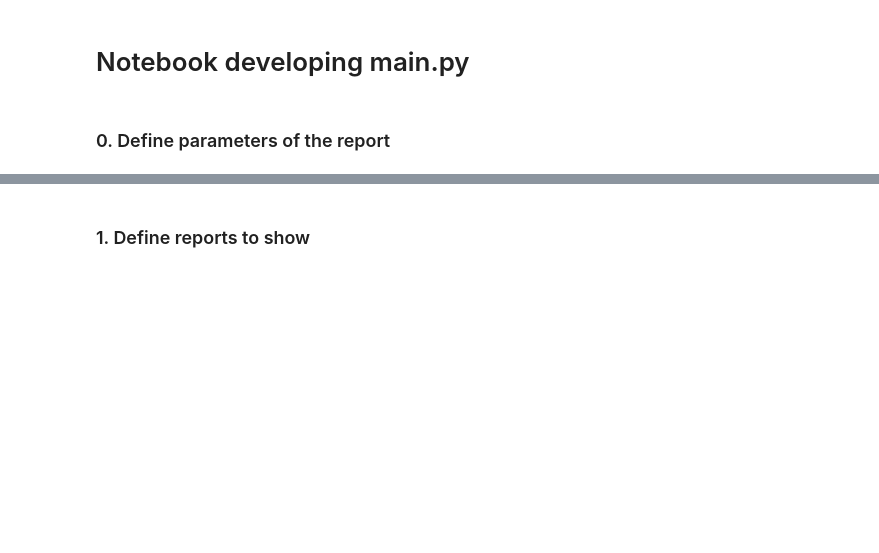
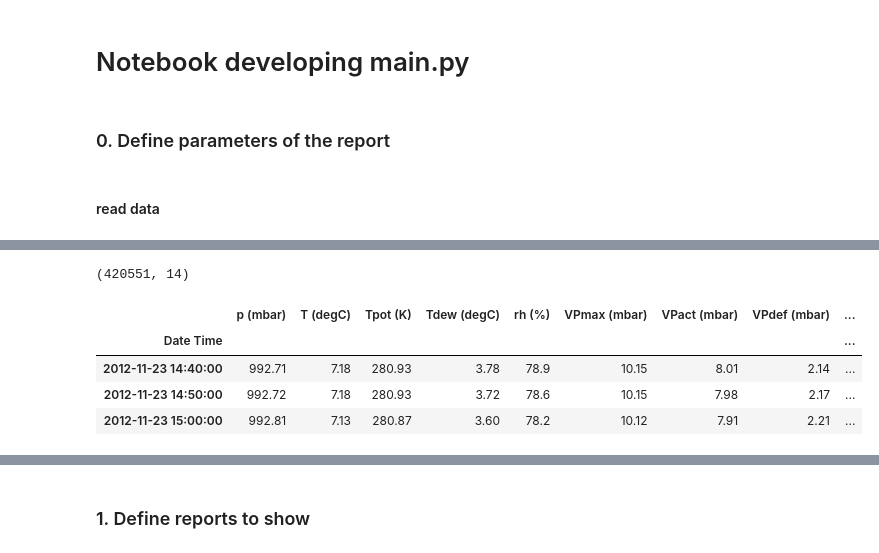
Before and after one commit to anggoro-yn/automatic-exploratory-data-analysis, a Jupyter notebook: develop_main.ipynb, the cells around one changed output, grey strips where cells are left out. Drawn from its saved outputs; the diff is of its cells as text; code cells hidden in the pictures; blank space fills up the shorter version.

```diff
--- a/develop_main.ipynb
+++ b/develop_main.ipynb
@@ -19,6 +29,8 @@ with open(path_json, 'r') as archivo_json:
     config = json.load(archivo_json)
 # %% [markdown]
 ### 0. Define parameters of the report
+# %% [markdown]
+#### read data
 # %%
 # read data
 name_data_pkl = config['config_report']['name_data_pkl']
@@ -30,3 +42,18 @@ data.head(2)
 | Date Time |  |  |  |  |  |  |  |  | ... |
 | 2009-01-01 00:10:00 | 996.52 | -8.02 | 265.40 | -8.90 | 93.3 | 3.33 | 3.11 | 0.22 | ... |
 | 2009-01-01 00:20:00 | 996.57 | -8.41 | 265.01 | -9.28 | 93.4 | 3.23 | 3.02 | 0.21 | ... |
+# %%
+data.shape
+# %% [output]
+(420551, 14)
+# %%
+# sample data - run codes faster - also some graphs use a lot of memory when used all the data
+data = data[0:205000]
+# %%
+data.tail(3)
+# %% [output]
+|  | p (mbar) | T (degC) | Tpot (K) | Tdew (degC) | rh (%) | VPmax (mbar) | VPact (mbar) | VPdef (mbar) | ... |
+| Date Time |  |  |  |  |  |  |  |  | ... |
+| 2012-11-23 14:40:00 | 992.71 | 7.18 | 280.93 | 3.78 | 78.9 | 10.15 | 8.01 | 2.14 | ... |
+| 2012-11-23 14:50:00 | 992.72 | 7.18 | 280.93 | 3.72 | 78.6 | 10.15 | 7.98 | 2.17 | ... |
+| 2012-11-23 15:00:00 | 992.81 | 7.13 | 280.87 | 3.60 | 78.2 | 10.12 | 7.91 | 2.21 | ... |
```
Also changed, not shown: parts of 18 cells of this notebook, 7 other files.
